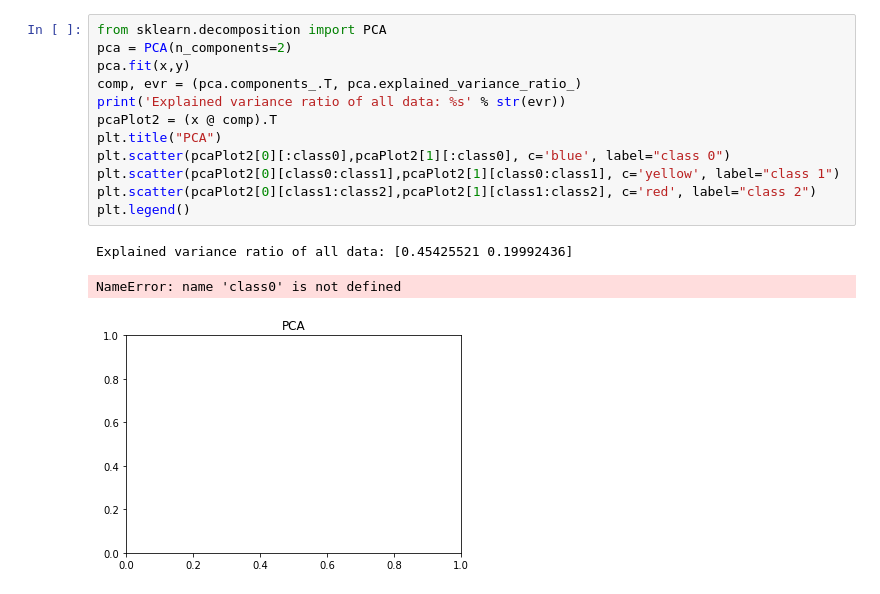
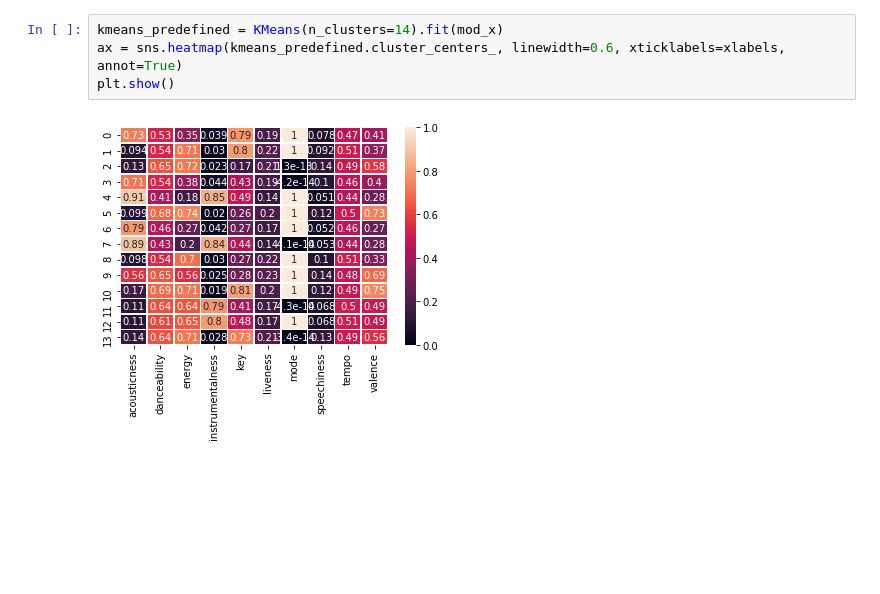
Before and after one commit to bglowniak/Song-Genre-Prediction, a Jupyter notebook: Project Notebook.ipynb, the cells around one changed output. Cells and saved outputs as stored; diff of their text form; blank space fills up the shorter version.

```diff
--- a/Project Notebook.ipynb
+++ b/Project Notebook.ipynb
@@ -126,16 +167,6 @@ plt.show()
-# %%
-from sklearn.decomposition import PCA
-pca = PCA(n_components=2)
-pca.fit(x,y)
-comp, evr = (pca.components_.T, pca.explained_variance_ratio_)
-print('Explained variance ratio of all data: %s' % str(evr))
-pcaPlot2 = (x @ comp).T
-plt.title("PCA")
-plt.scatter(pcaPlot2[0][:class0],pcaPlot2[1][:class0], c='blue', label="class 0")
-plt.scatter(pcaPlot2[0][class0:class1],pcaPlot2[1][class0:class1], c='yellow', label="class 1")
-plt.scatter(pcaPlot2[0][class1:class2],pcaPlot2[1][class1:class2], c='red', label="class 2")
-plt.legend()
-# %% [output]
-Explained variance ratio of all data: [0.45425521 0.19992436]
-NameError: name 'class0' is not defined
-[figure, removed]
+# %%
+kmeans_predefined = KMeans(n_clusters=14).fit(mod_x)
+ax = sns.heatmap(kmeans_predefined.cluster_centers_, linewidth=0.6, xticklabels=xlabels, annot=True)
+plt.show()
+# %% [output]
+[figure, added]
```
Also changed, not shown: parts of 16 cells of this notebook, 1 other file.
